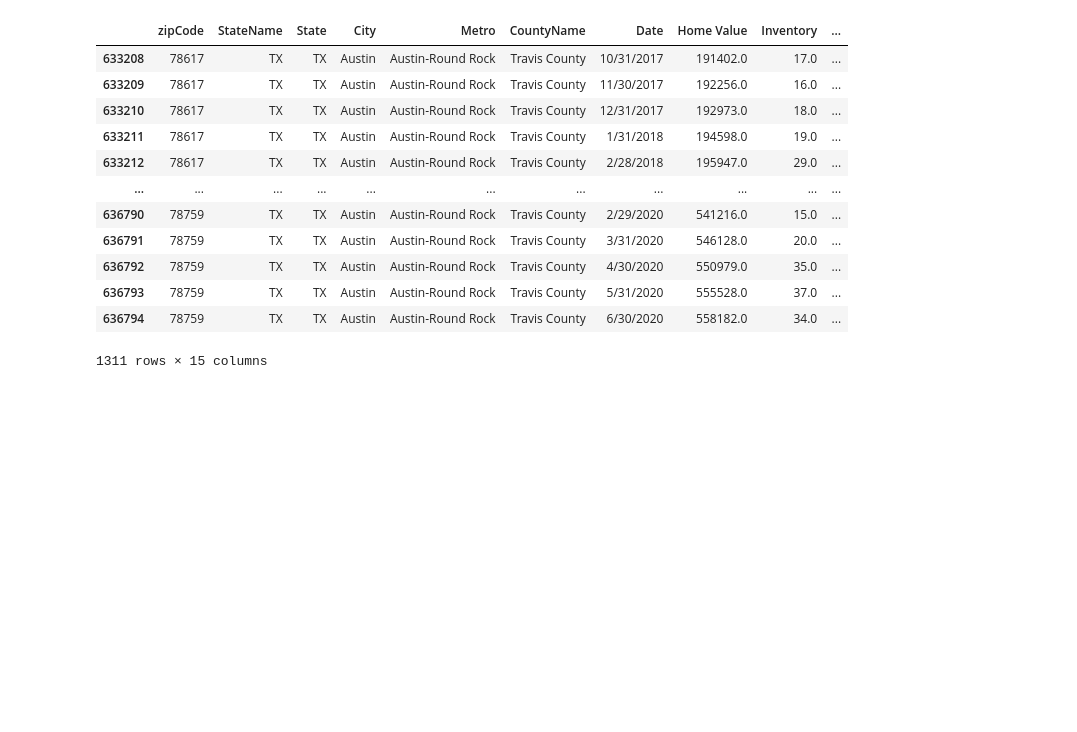
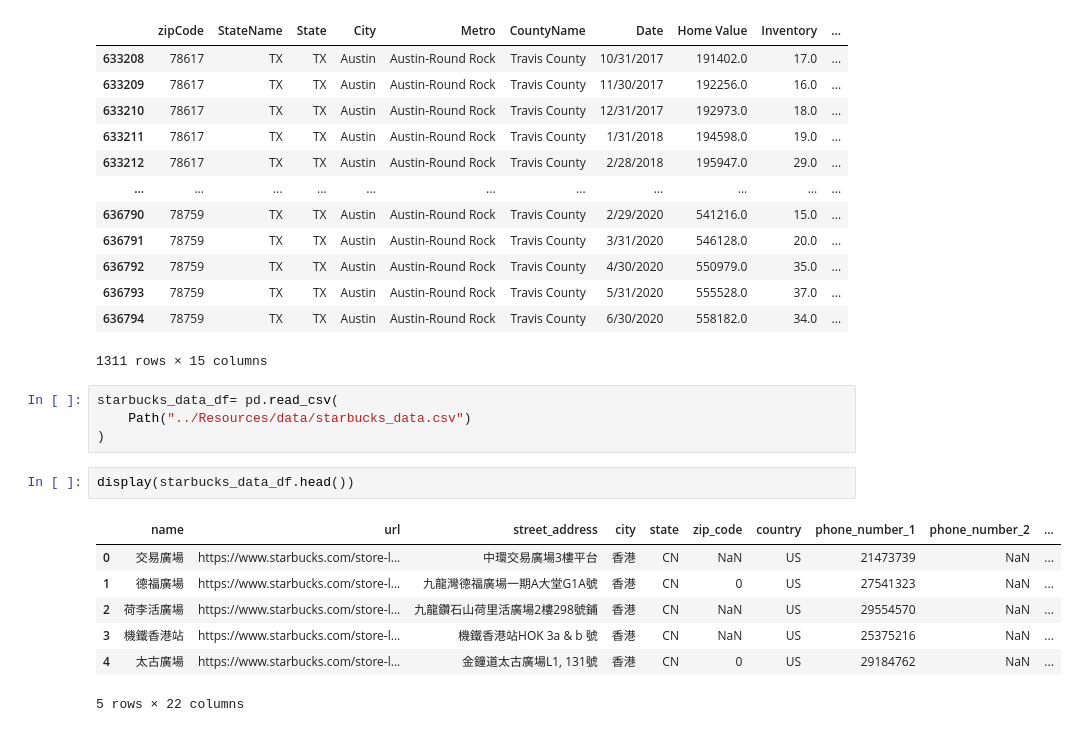
Before and after one commit to EGeorge2021r/Fintech5Falcons, a Jupyter notebook: Resources/demo_estate_data.ipynb, the cells around one changed output. Drawn from its saved outputs; the diff is of its cells as text; blank space fills up the shorter version.

Commit message:
starbucks csv has been added to the demo-azaldin

```diff
--- a/Resources/demo_estate_data.ipynb
+++ b/Resources/demo_estate_data.ipynb
@@ -114,3 +102,17 @@ austin_df
 | 636793 | 78759 | TX | TX | Austin | Austin-Round Rock | Travis County | 5/31/2020 | 555528.0 | 37.0 | ... |
 | 636794 | 78759 | TX | TX | Austin | Austin-Round Rock | Travis County | 6/30/2020 | 558182.0 | 34.0 | ... |
 1311 rows × 15 columns
+# %%
+starbucks_data_df= pd.read_csv(
+    Path("../Resources/data/starbucks_data.csv")
+)
+# %%
+display(starbucks_data_df.head())
+# %% [output]
+|  | name | url | street_address | city | state | zip_code | country | phone_number_1 | phone_number_2 | ... |
+| 0 | 交易廣場 | https://www.starbucks.com/store-l... | 中環交易廣場3樓平台 | 香港 | CN | NaN | US | 21473739 | NaN | ... |
+| 1 | 德福廣場 | https://www.starbucks.com/store-l... | 九龍灣德福廣場一期A大堂G1A號 | 香港 | CN | 0 | US | 27541323 | NaN | ... |
+| 2 | 荷李活廣場 | https://www.starbucks.com/store-l... | 九龍鑽石山荷里活廣場2樓298號鋪 | 香港 | CN | NaN | US | 29554570 | NaN | ... |
+| 3 | 機鐵香港站 | https://www.starbucks.com/store-l... | 機鐵香港站HOK 3a & b 號 | 香港 | CN | NaN | US | 25375216 | NaN | ... |
+| 4 | 太古廣場 | https://www.starbucks.com/store-l... | 金鐘道太古廣場L1, 131號 | 香港 | CN | 0 | US | 29184762 | NaN | ... |
+5 rows × 22 columns
```
Also changed, not shown: parts of 1 cell of this notebook.
